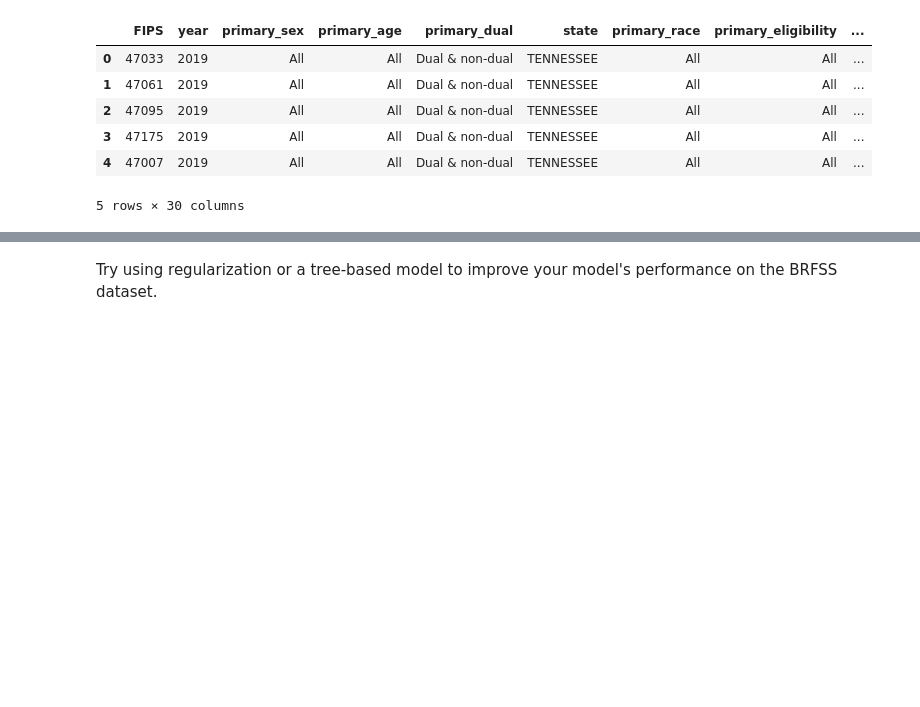
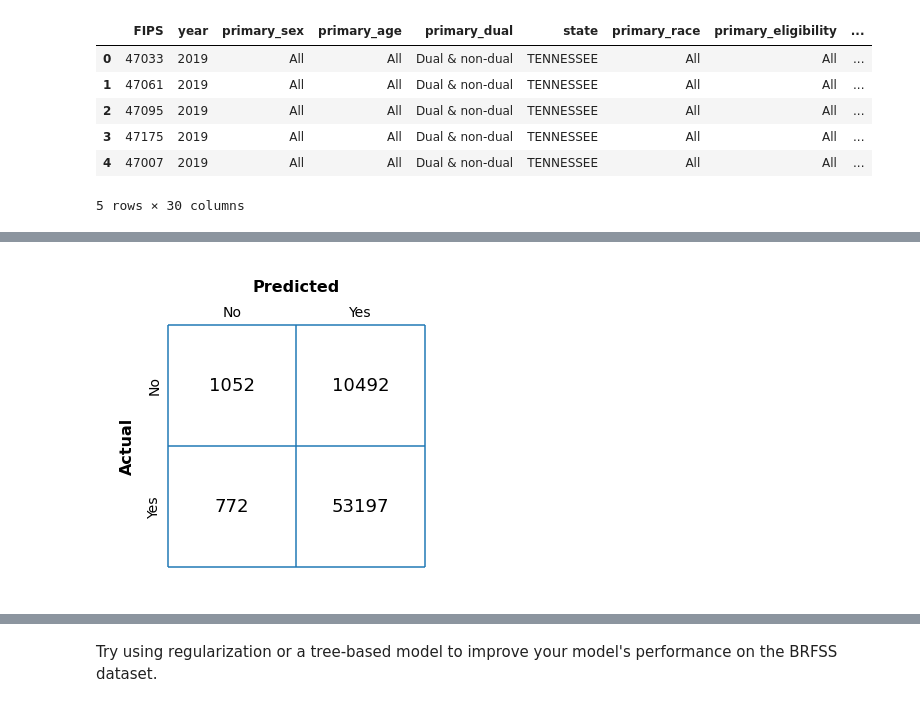
Before and after one commit to smgroves/data-science-essentials-4, a Jupyter notebook: project/Question-three.ipynb, the cells around one changed output, grey strips where cells are left out. Cells and saved outputs as stored; diff of their text form; code cells hidden in the pictures; blank space fills up the shorter version.

```diff
--- a/project/Question-three.ipynb
+++ b/project/Question-three.ipynb
@@ -29,0 +371,2 @@ Then, experiment with making a logistic regression model to predict the target v
+# %%
+y_pred = logreg.predict(X_test)
@@ -29,0 +389,4 @@ Then, experiment with making a logistic regression model to predict the target v
+# %%
+plot_confusion_matrix(y_test, y_pred, labels = ['No', 'Yes'])
+# %% [output]
+[figure, added]
```
Also changed, not shown: parts of 148 cells of this notebook.
